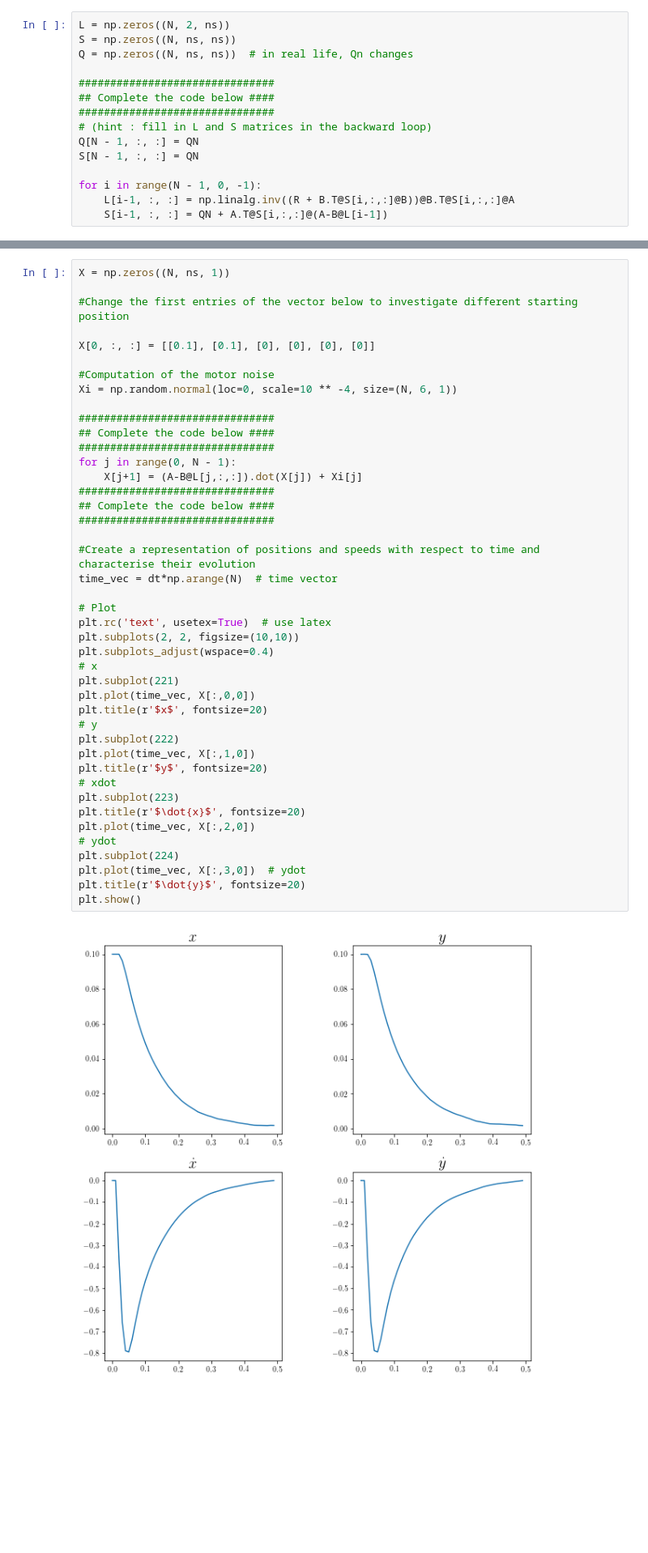
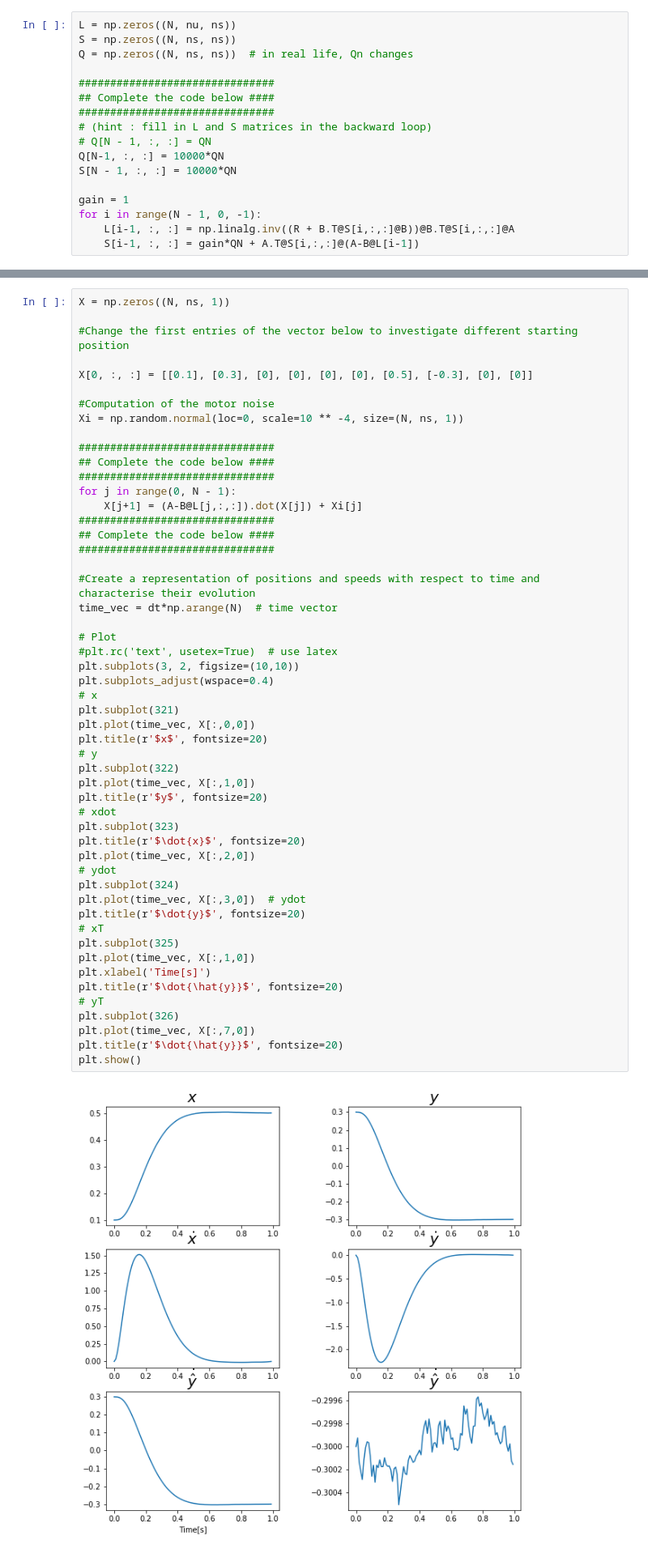
Before and after one commit to TomaszWasTaken/ModellingOfBiologicalSystems, a Jupyter notebook: LGBIO2060_TP4.ipynb, the cells around one changed output, grey strips where cells are left out. Shown at 81% size. Drawn from its saved outputs; the diff is of its cells as text; blank space fills up the shorter version.

```diff
--- a/LGBIO2060_TP4.ipynb
+++ b/LGBIO2060_TP4.ipynb
@@ -203,7 +237,7 @@ Where $\xi_k \sim \mathcal{N}(0,\Omega_{\xi})$, which corresponds to the noise o
 
 Implement the background recursion to compute the control gains of the controler
 # %%
-L = np.zeros((N, 2, ns))
+L = np.zeros((N, nu, ns))
 S = np.zeros((N, ns, ns))
 Q = np.zeros((N, ns, ns))  # in real life, Qn changes
 
@@ -211,12 +245,14 @@ Q = np.zeros((N, ns, ns))  # in real life, Qn changes
 ## Complete the code below ####
 ###############################
 # (hint : fill in L and S matrices in the backward loop)
-Q[N - 1, :, :] = QN
-S[N - 1, :, :] = QN
+# Q[N - 1, :, :] = QN
+Q[N-1, :, :] = 10000*QN
+S[N - 1, :, :] = 10000*QN
 
+gain = 1
 for i in range(N - 1, 0, -1):
     L[i-1, :, :] = np.linalg.inv((R + B.T@S[i,:,:]@B))@B.T@S[i,:,:]@A
-    S[i-1, :, :] = QN + A.T@S[i,:,:]@(A-B@L[i-1])
+    S[i-1, :, :] = gain*QN + A.T@S[i,:,:]@(A-B@L[i-1])
 # %% [markdown]
 Using the control gains you have computed above, you can already simulate some movements, try to set a goal and run your code to see if this model behaves as you would expect.
 
@@ -228,46 +264,55 @@ X = np.zeros((N, ns, 1))
 
 #Change the first entries of the vector below to investigate different starting position
 
-X[0, :, :] = [[0.1], [0.1], [0], [0], [0], [0]]
+X[0, :, :] = [[0.1], [0.3], [0], [0], [0], [0], [0.5], [-0.3], [0], [0]]
 
 #Computation of the motor noise
-Xi = np.random.normal(loc=0, scale=10 ** -4, size=(N, 6, 1))
+Xi = np.random.normal(loc=0, scale=10 ** -4, size=(N, ns, 1))
 
 ###############################
 ## Complete the code below ####
 ###############################
 for j in range(0, N - 1):
     X[j+1] = (A-B@L[j,:,:]).dot(X[j]) + Xi[j]
 ###############################
 ## Complete the code below ####
 ###############################
 
 #Create a representation of positions and speeds with respect to time and characterise their evolution
 time_vec = dt*np.arange(N)  # time vector
 
 # Plot
-plt.rc('text', usetex=True)  # use latex
-plt.subplots(2, 2, figsize=(10,10))
+#plt.rc('text', usetex=True)  # use latex
+plt.subplots(3, 2, figsize=(10,10))
 plt.subplots_adjust(wspace=0.4)
 # x
-plt.subplot(221)
+plt.subplot(321)
 plt.plot(time_vec, X[:,0,0])
 plt.title(r'$x$', fontsize=20)
 # y
-plt.subplot(222)
+plt.subplot(322)
 plt.plot(time_vec, X[:,1,0])
 plt.title(r'$y$', fontsize=20)
 # xdot
-plt.subplot(223)
+plt.subplot(323)
 plt.title(r'$\dot{x}$', fontsize=20)
 plt.plot(time_vec, X[:,2,0])
 # ydot
-plt.subplot(224)
+plt.subplot(324)
 plt.plot(time_vec, X[:,3,0])  # ydot
 plt.title(r'$\dot{y}$', fontsize=20)
+# xT
+plt.subplot(325)
+plt.plot(time_vec, X[:,1,0])
+plt.xlabel('Time[s]')
+plt.title(r'$\dot{\hat{y}}$', fontsize=20)
+# yT
+plt.subplot(326)
+plt.plot(time_vec, X[:,7,0])
+plt.title(r'$\dot{\hat{y}}$', fontsize=20)
 plt.show()
 # %% [output]
-[figure, old version]
+[figure, new version]
 # %% [markdown]
 ##Section 4 - State Estimation
 
```
Also changed, not shown: parts of 5 cells of this notebook.
